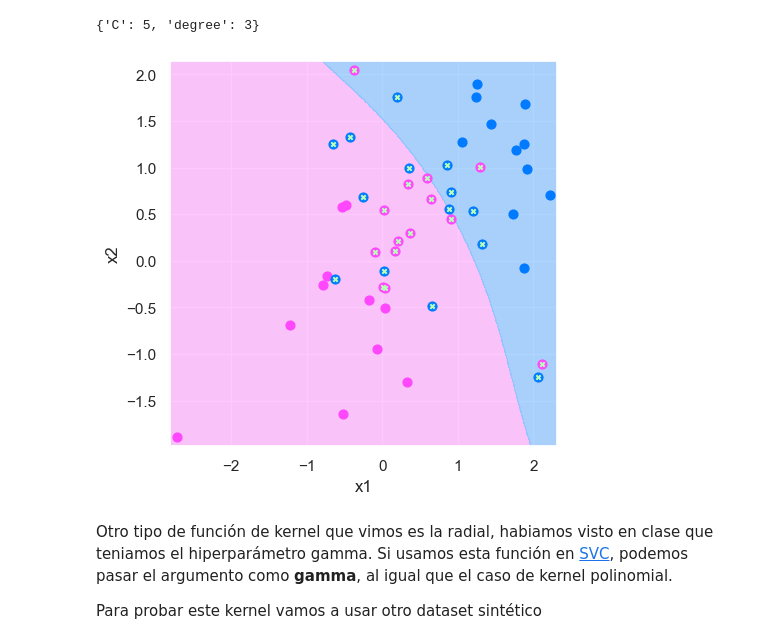
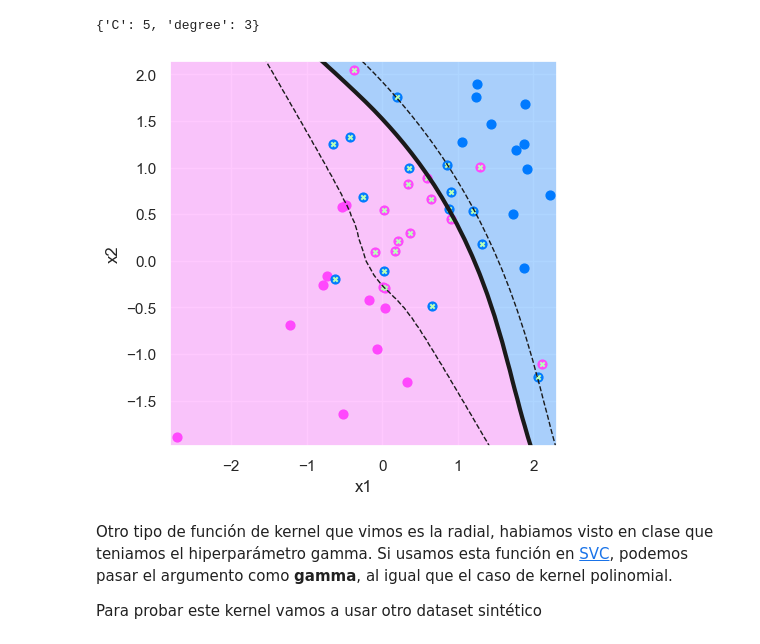
Before and after one commit to jcruz-ferreyra/aprMaqI_CEIA, a Jupyter notebook: clase5/jupyter_notebooks/svm.ipynb, the cells around one changed output. Cells and saved outputs as stored; diff of their text form; code cells hidden in the pictures.

```diff
--- a/clase5/jupyter_notebooks/svm.ipynb
+++ b/clase5/jupyter_notebooks/svm.ipynb
@@ -251,19 +267,22 @@ grid.best_params_
 # %%
 svm_poly_best = grid.best_estimator_
 
 plot_boundary(X, y, svm_poly_best,
               step_x=(0.01, 0.01),
               max_x=(0.1, 0.1),
               min_x=(-0.1, -0.1),
               colormap_frontier=('#ffb7fe', '#93c7ff'),
               colormap_points=('#ff48fd', '#007aff'),
               figsize=(5, 5),
               legend=False,
               point_size=40)
 # Grafiquemos los vectores de soporte
 plt.scatter(svm_poly_best.support_vectors_[:,0], svm_poly_best.support_vectors_[:,1], marker="x", color="#b8ffb7", s=10);
+
+# Graficamos los bordes de decision
+plot_svm_margins(X, svm_poly_best)
 # %% [output]
-[figure, old version]
+[figure, new version]
 # %% [markdown]
 Otro tipo de función de kernel que vimos es la radial, habiamos visto en clase que teniamos el hiperparámetro gamma. Si usamos esta función en [SVC](https://scikit-learn.org/stable/modules/generated/sklearn.svm.SVC.html#sklearn.svm.SVC.decision_function), podemos pasar el argumento como **gamma**, al igual que el caso de kernel polinomial.
 
```
Also changed, not shown: parts of 19 cells of this notebook, 4 other files.
